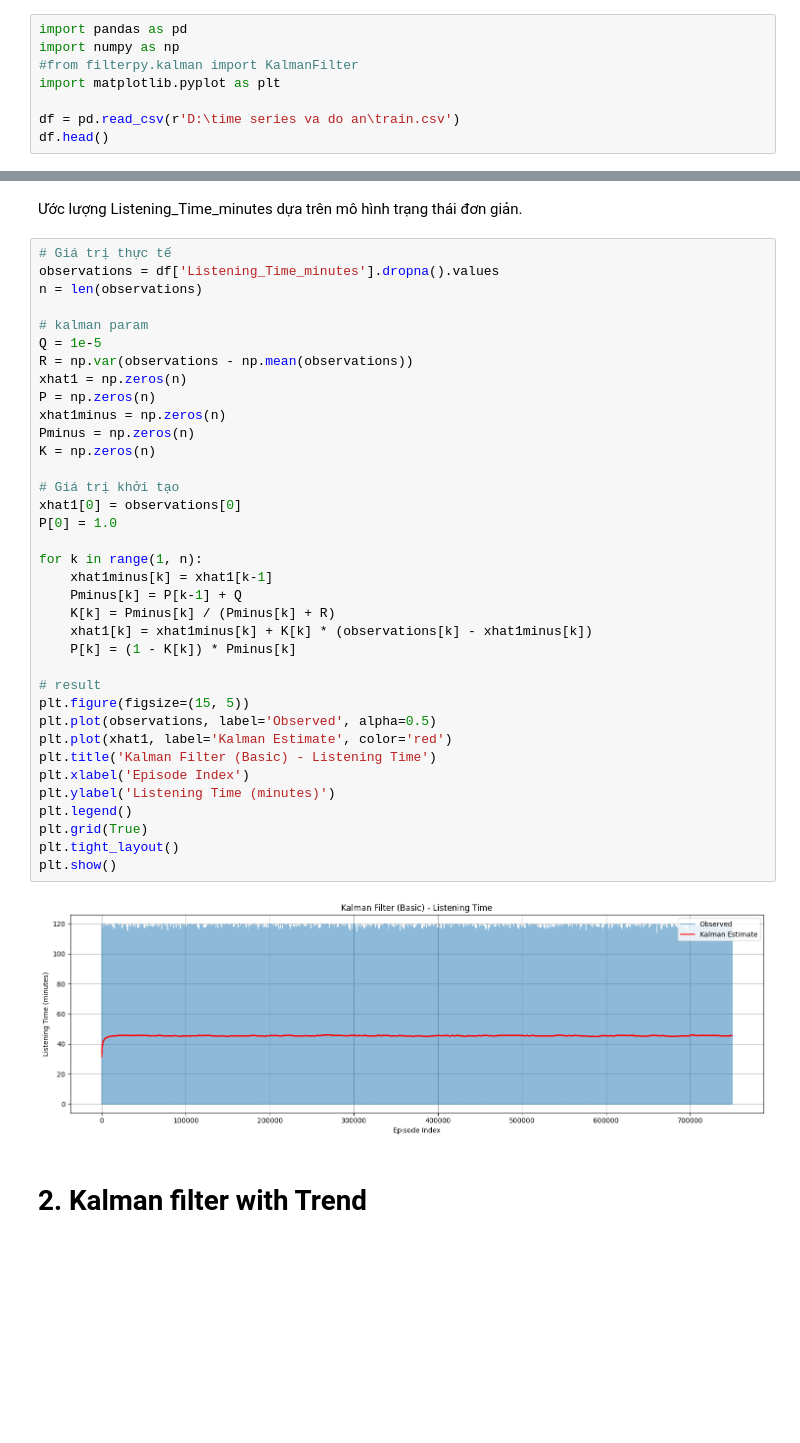
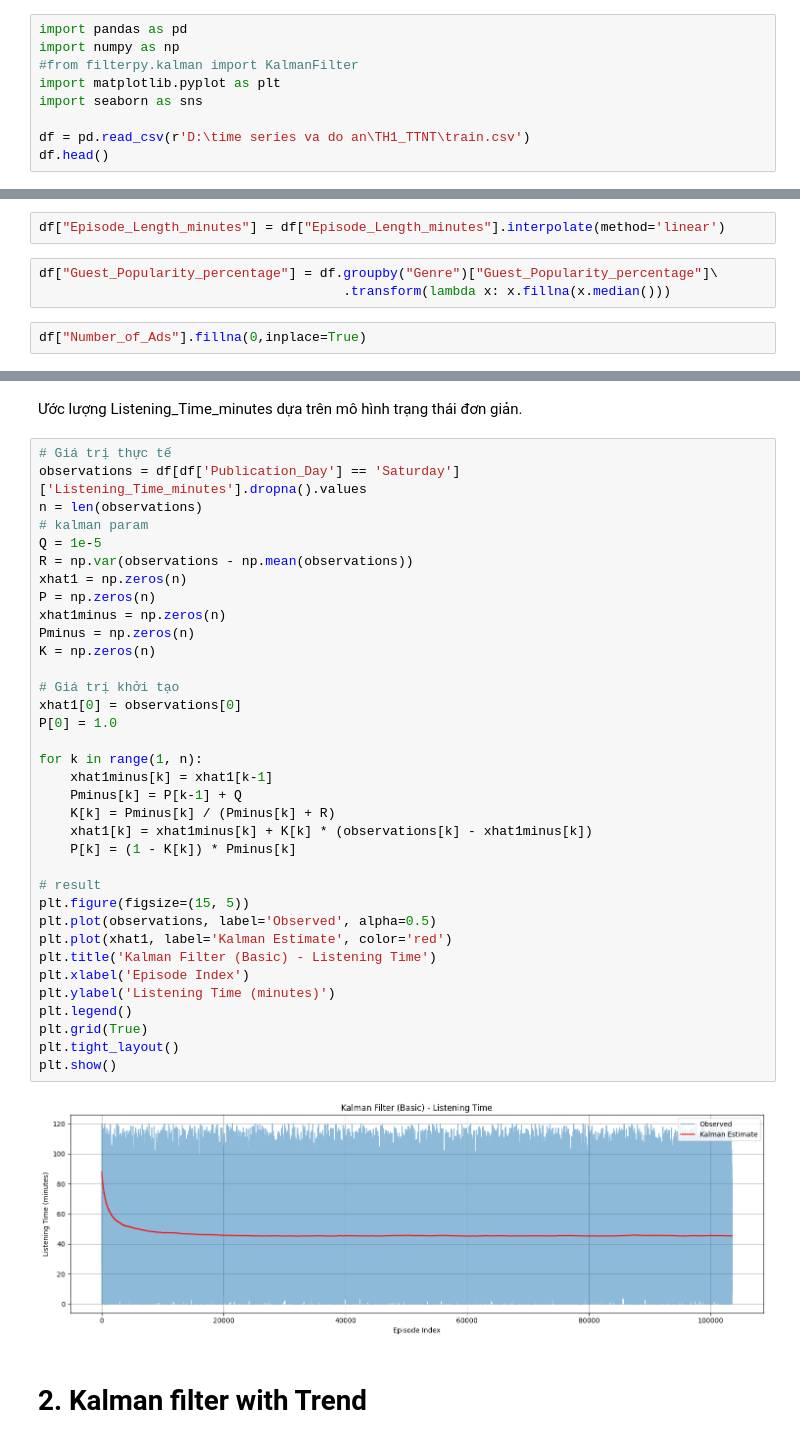
Before and after one commit to TuanTinhTao/Th1_TSeries, a Jupyter notebook: kalman_train.ipynb, the cells around one changed output, grey strips where cells are left out. Drawn from its saved outputs; the diff is of its cells as text; blank space fills up the shorter version.

```diff
--- a/kalman_train.ipynb
+++ b/kalman_train.ipynb
@@ -3,8 +3,9 @@ import pandas as pd
 import numpy as np
 #from filterpy.kalman import KalmanFilter
 import matplotlib.pyplot as plt
+import seaborn as sns
 
-df = pd.read_csv(r'D:\time series va do an\train.csv')
+df = pd.read_csv(r'D:\time series va do an\TH1_TTNT\train.csv')
 df.head()
 # %% [output]
 |  | id | Podcast_Name | Episode_Title | Episode_Length_minutes | Genre | Host_Popularity_percentage | ... |
@@ -15,0 +109,7 @@ df.head()
+# %%
+df["Episode_Length_minutes"] = df["Episode_Length_minutes"].interpolate(method='linear')
+# %%
+df["Guest_Popularity_percentage"] = df.groupby("Genre")["Guest_Popularity_percentage"]\
+                                       .transform(lambda x: x.fillna(x.median()))
+# %%
+df["Number_of_Ads"].fillna(0,inplace=True)
@@ -19,42 +200,41 @@ df.head()
 Ước lượng Listening_Time_minutes dựa trên mô hình trạng thái đơn giản.
 # %%
 # Giá trị thực tế
-observations = df['Listening_Time_minutes'].dropna().values
+observations = df[df['Publication_Day'] == 'Saturday']['Listening_Time_minutes'].dropna().values
 n = len(observations)
-
 # kalman param
 Q = 1e-5
 R = np.var(observations - np.mean(observations))
 xhat1 = np.zeros(n)
 P = np.zeros(n)
 xhat1minus = np.zeros(n)
 Pminus = np.zeros(n)
 K = np.zeros(n)
 
 # Giá trị khởi tạo
 xhat1[0] = observations[0]
 P[0] = 1.0
 
 for k in range(1, n):
     xhat1minus[k] = xhat1[k-1]
     Pminus[k] = P[k-1] + Q
     K[k] = Pminus[k] / (Pminus[k] + R)
     xhat1[k] = xhat1minus[k] + K[k] * (observations[k] - xhat1minus[k])
     P[k] = (1 - K[k]) * Pminus[k]
 
 # result
 plt.figure(figsize=(15, 5))
 plt.plot(observations, label='Observed', alpha=0.5)
 plt.plot(xhat1, label='Kalman Estimate', color='red')
 plt.title('Kalman Filter (Basic) - Listening Time')
 plt.xlabel('Episode Index')
 plt.ylabel('Listening Time (minutes)')
 plt.legend()
 plt.grid(True)
 plt.tight_layout()
 plt.show()
 # %% [output]
-[figure, old version]
+[figure, new version]
 # %% [markdown]
 # 2. Kalman filter with Trend
 # %% [markdown]
```
Also changed, not shown: parts of 16 cells of this notebook.
